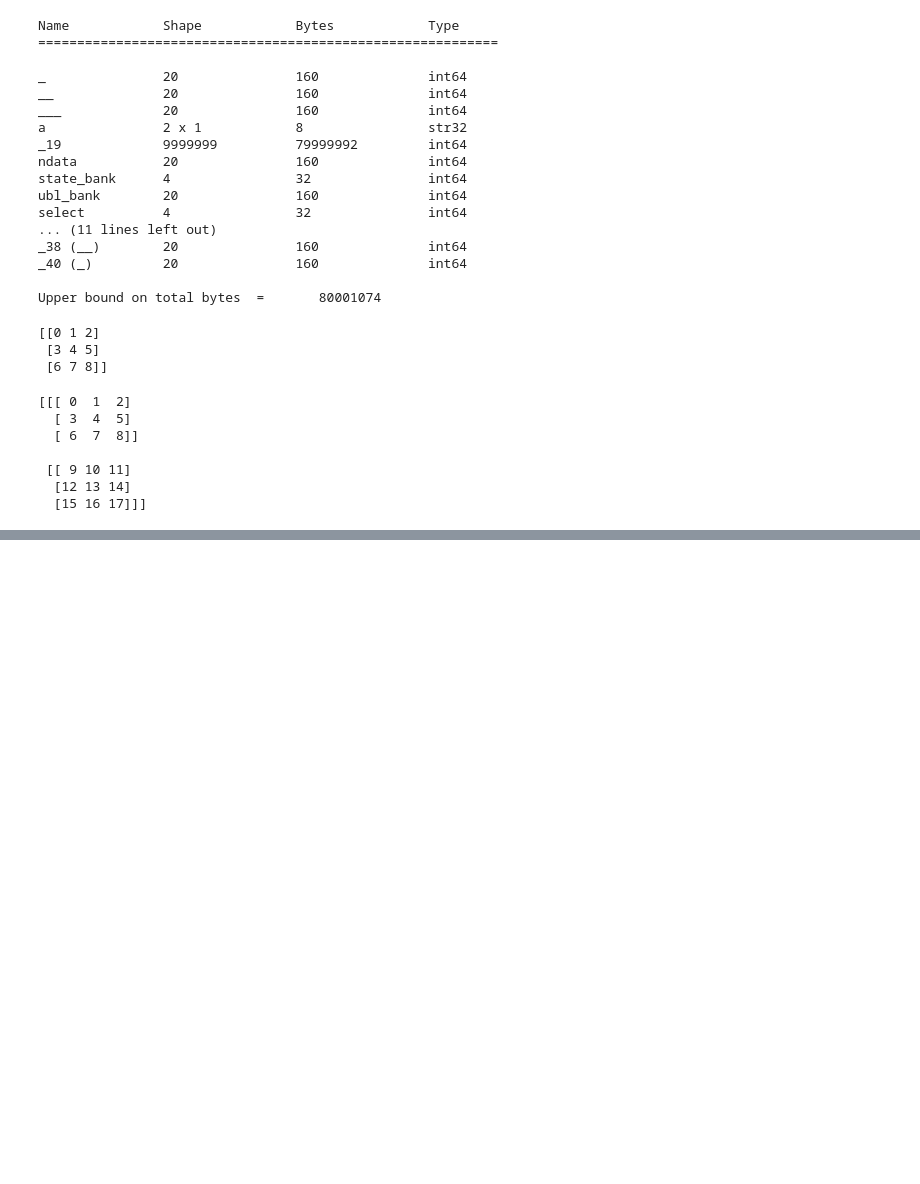
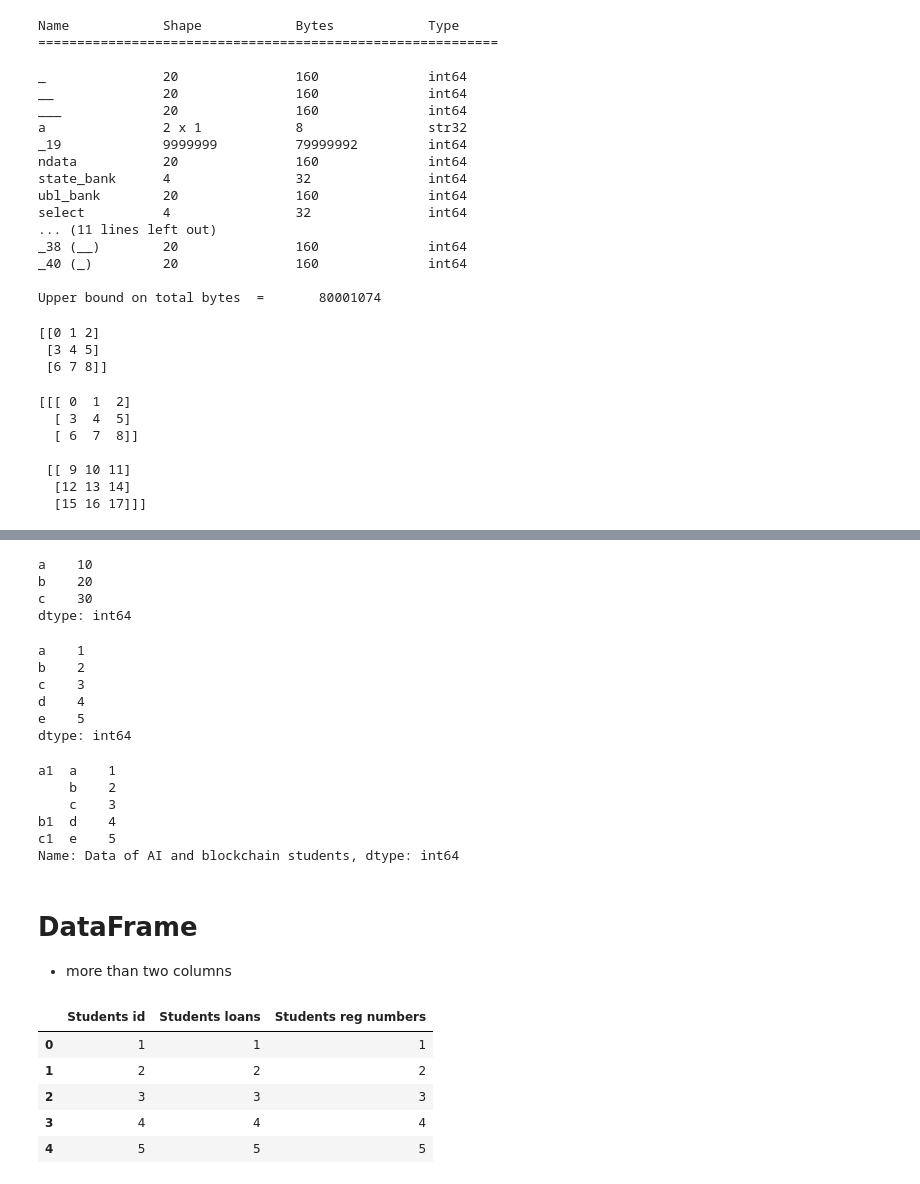
Before and after one commit to Hikmat344/ML, a Jupyter notebook: Modern_python.ipynb, the cells around one changed output, grey strips where cells are left out. Saved outputs shown, nothing was run; the diff lists cells and outputs as text; code cells hidden in the pictures; blank space fills up the shorter version.

```diff
--- a/Modern_python.ipynb
+++ b/Modern_python.ipynb
@@ -510,0 +545,35 @@ print(a)
+# %%
+# we can use Dictionary for the creating series
+s1: pd.Series= pd.Series({"a":10 , "b":20 , "c":30})
+s1
+# %% [output]
+a    10
+b    20
+c    30
+dtype: int64
+# %%
+values: list[int] = [1,2,3,4,5]
+indexes: list[str] = ['a','b','c','d' , 'e']
+s1: pd.Series = pd.Series(values , index=indexes)
+s1
+# %% [output]
+a    1
+b    2
+c    3
+d    4
+e    5
+dtype: int64
+# %%
+# Multi index series / group by
+# this is important when we have different groups with same data
+values: list[int] = [1,2,3,4,5]
+indexes: list[list[str]] = [['a1','a1','a1','b1' , 'c1'], ['a','b','c','d' , 'e']]
+s1: pd.Series = pd.Series(values , index=indexes , name= "Data of AI and blockchain students")
+s1
+# %% [output]
+a1  a    1
+    b    2
+    c    3
+b1  d    4
+c1  e    5
+Name: Data of AI and blockchain students, dtype: int64
@@ -510,0 +586,17 @@ print(a)
+# %% [markdown]
+# DataFrame
+ * more than two columns
+# %%
+s1: pd.Series = pd.Series([1,2,3,4,5] , name="Ids")
+s2: pd.Series = pd.Series([1,2,3,4,5] , name="students loan")
+s3: pd.Series = pd.Series([1,2,3,4,5] , name="students reg numbers")
+
+df1: pd.DataFrame = pd.DataFrame({"Students id": s1 ,"Students loans": s2 ,"Students reg numbers": s3  })
+df1
+# %% [output]
+|  | Students id | Students loans | Students reg numbers |
+| 0 | 1 | 1 | 1 |
+| 1 | 2 | 2 | 2 |
+| 2 | 3 | 3 | 3 |
+| 3 | 4 | 4 | 4 |
+| 4 | 5 | 5 | 5 |
```
Also changed, not shown: parts of 20 cells of this notebook.
